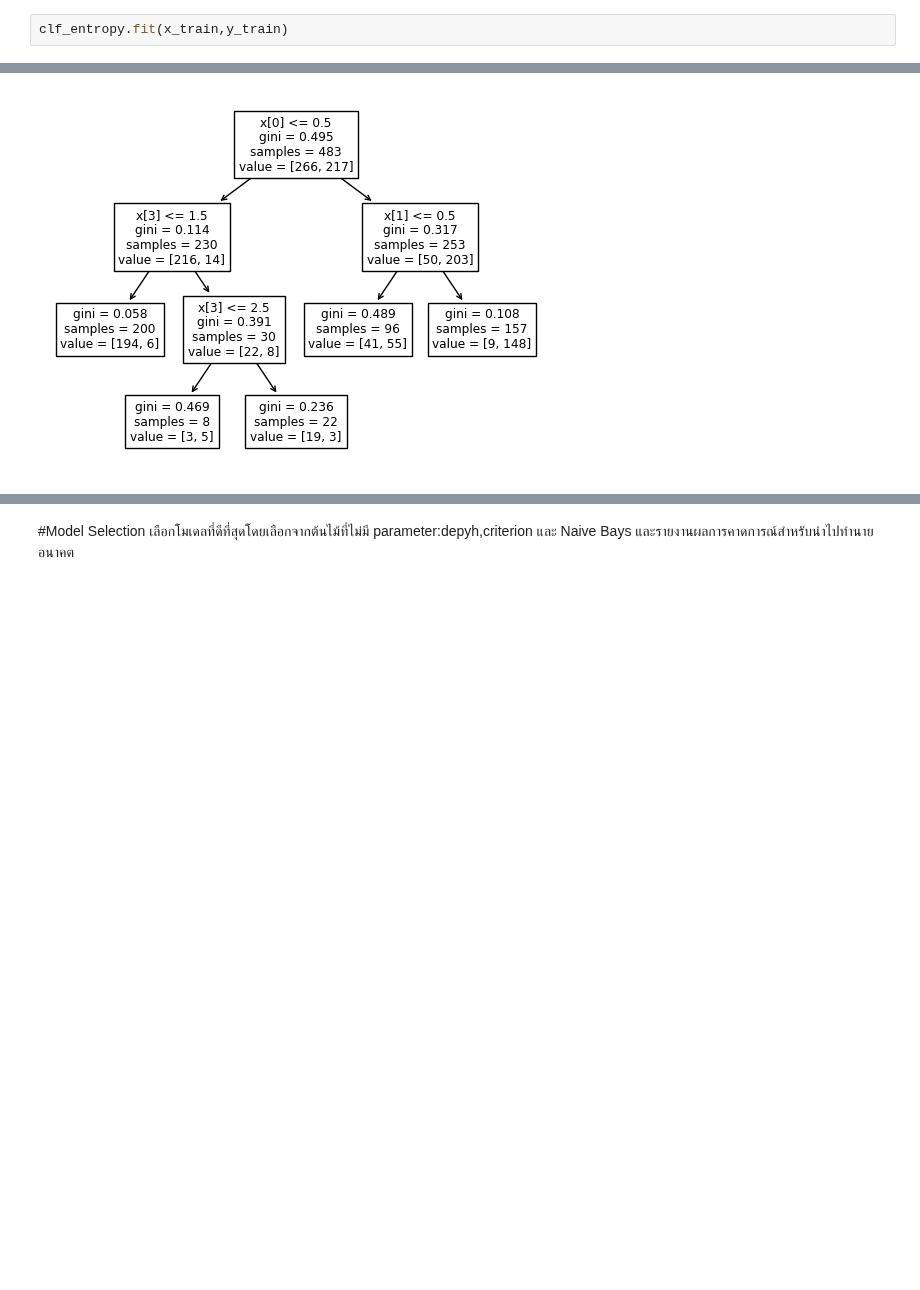
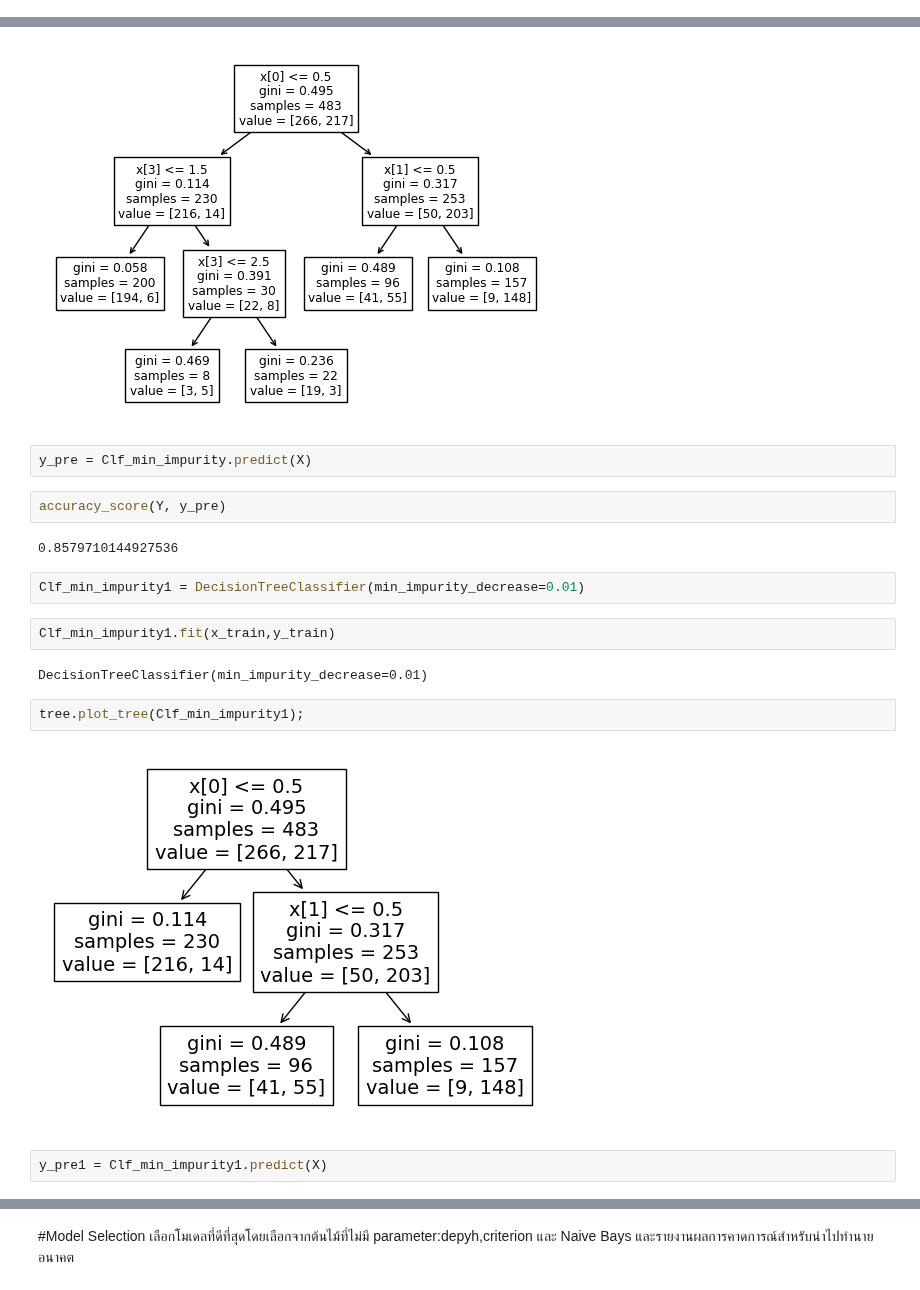
Before and after one commit to KorrawanOu/BSC_DPDM23, a Jupyter notebook: Classification.ipynb, the cells around one changed output, grey strips where cells are left out. Cells and saved outputs as stored; diff of their text form; blank space fills up the shorter version.

```diff
--- a/Classification.ipynb
+++ b/Classification.ipynb
@@ -293,2 +263,0 @@ accuracy_score(y_test, y_pred_en)
-# %%
-clf_entropy.fit(x_train,y_train)
@@ -329,3 +271,21 @@ DecisionTreeClassifier(min_impurity_decrease=0.001)
 tree.plot_tree(Clf_min_impurity);
 # %% [output]
 [figure]
+# %%
+y_pre = Clf_min_impurity.predict(X)
+# %%
+accuracy_score(Y, y_pre)
+# %% [output]
+0.8579710144927536
+# %%
+Clf_min_impurity1 = DecisionTreeClassifier(min_impurity_decrease=0.01)
+# %%
+Clf_min_impurity1.fit(x_train,y_train)
+# %% [output]
+DecisionTreeClassifier(min_impurity_decrease=0.01)
+# %%
+tree.plot_tree(Clf_min_impurity1);
+# %% [output]
+[figure, added]
+# %%
+y_pre1 = Clf_min_impurity1.predict(X)
```
Also changed, not shown: parts of 15 cells of this notebook.
